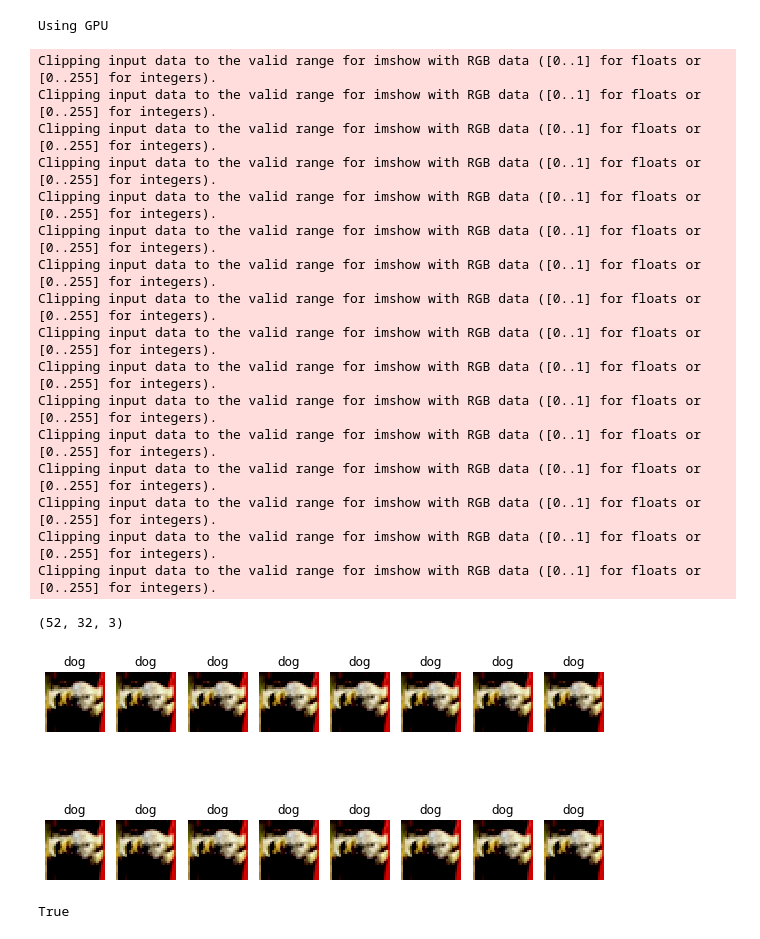
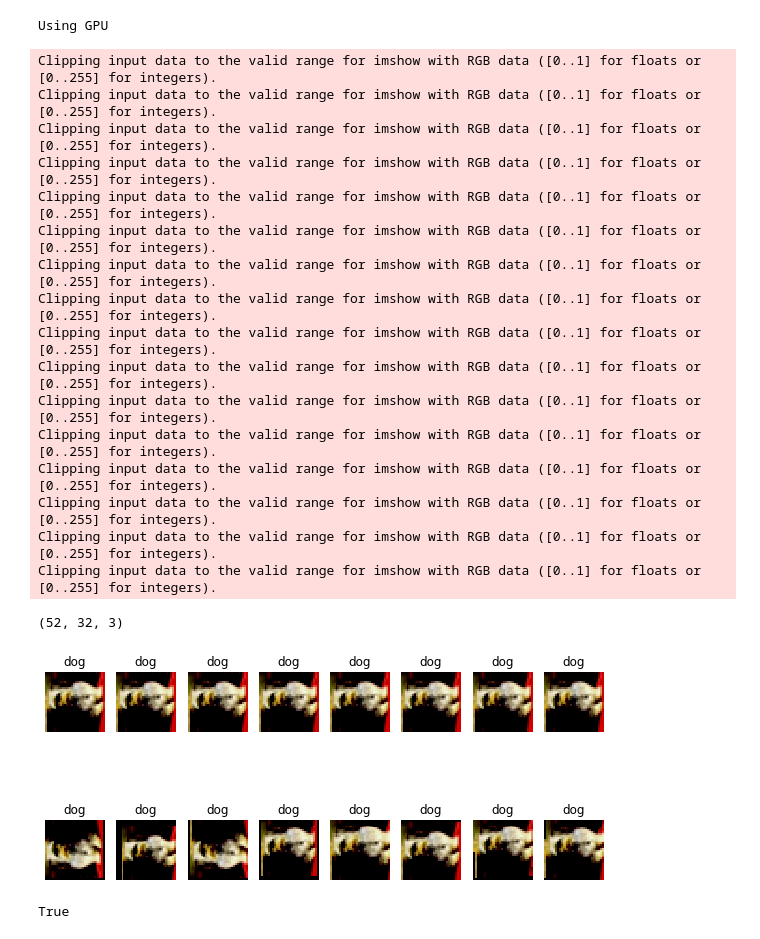
Before and after one commit to abf149/lab2-2022-abf149, a Jupyter notebook: workspace/lab2/lab2_sota_code.ipynb, the cells around one changed output. Saved outputs shown, nothing was run; the diff lists cells and outputs as text; code cells hidden in the pictures.

Commit message:
trained on full dataset with data augmentation, still C grade

```diff
--- a/workspace/lab2/lab2_sota_code.ipynb
+++ b/workspace/lab2/lab2_sota_code.ipynb
@@ -43,7 +43,7 @@ train_images = np.load("dataset/train_data.npy")
 
 num_train = len(train_images)
 indices = list(range(num_train))
-split = 10000
+split = 0
 
 # shuffle data
 np.random.seed(8256)
@@ -60,7 +60,7 @@ class CIFAR10Dataset(Dataset):
 
     transform = transforms.Compose([
         #transforms.ToPILImage(),
-        transforms.RandomAffine(0.2,translate=(0.02,0.02),scale=(0.95,1.05)),
+        transforms.RandomAffine(0.5,translate=(0.05,0.05),scale=(0.9,1.1)),
         transforms.RandomHorizontalFlip()
         #transforms.RandomVerticalFlip()
         #transforms.ToTensor()
@@ -69,7 +69,7 @@ class CIFAR10Dataset(Dataset):
     apply_transform=False
 
     def __init__(self, lbls, imgs):
-        self.samples = [(torch.from_numpy(imgs[idx]),lbls[idx].item()) for idx in range(len(train_val_labels))]
+        self.samples = [(torch.from_numpy(imgs[idx]),lbls[idx].item()) for idx in range(len(lbls))]
 
     def __len__(self):
         return len(self.samples)
@@ -81,7 +81,7 @@ class CIFAR10Dataset(Dataset):
         if self.apply_transform:
             res = self.transform(self.samples[idx][0])
 
-            res = res + torch.normal(0, 255.0*0.0002, size=(3,32,32))
+            res = res + torch.normal(0, 255.0*0.0005, size=(3,32,32))
 
         else:
             res = self.samples[idx][0]
@@ -96,7 +96,7 @@ trainset_noxform = CIFAR10Dataset(train_labels,train_images)
 trainset_noxform.apply_transform=False
 
 trainset_xform = CIFAR10Dataset(train_labels,train_images)
-trainset_xform.apply_transform=False
+trainset_xform.apply_transform=True
 
 trainloader = torch.utils.data.DataLoader(trainset_xform, batch_size=25, sampler=train_sampler, shuffle=False)
 
@@ -110,34 +110,34 @@ print(np.transpose(torch.nn.functional.pad(trainset_noxform[0][0],(10,10), "refl
 for idx in range(8):
     plt.subplot(2,8,idx+1)
     plt.imshow(np.transpose(trainset_noxform[1][0].numpy()))
     plt.title("%s" % (class_names[train_labels[1]]))
     plt.axis('off')
 
 # Transform
 for idx in range(8):
     plt.subplot(2,8,idx+9)
     plt.imshow(np.transpose(trainset_xform[1][0].numpy()))
     plt.title("%s" % (class_names[train_labels[1]]))
     plt.axis('off')
 # %% [output]
 Clipping input data to the valid range for imshow with RGB data ([0..1] for floats or [0..255] for integers).
 Clipping input data to the valid range for imshow with RGB data ([0..1] for floats or [0..255] for integers).
 Clipping input data to the valid range for imshow with RGB data ([0..1] for floats or [0..255] for integers).
 Clipping input data to the valid range for imshow with RGB data ([0..1] for floats or [0..255] for integers).
 Clipping input data to the valid range for imshow with RGB data ([0..1] for floats or [0..255] for integers).
 Clipping input data to the valid range for imshow with RGB data ([0..1] for floats or [0..255] for integers).
 Clipping input data to the valid range for imshow with RGB data ([0..1] for floats or [0..255] for integers).
 Clipping input data to the valid range for imshow with RGB data ([0..1] for floats or [0..255] for integers).
 Clipping input data to the valid range for imshow with RGB data ([0..1] for floats or [0..255] for integers).
 Clipping input data to the valid range for imshow with RGB data ([0..1] for floats or [0..255] for integers).
 Clipping input data to the valid range for imshow with RGB data ([0..1] for floats or [0..255] for integers).
 Clipping input data to the valid range for imshow with RGB data ([0..1] for floats or [0..255] for integers).
 Clipping input data to the valid range for imshow with RGB data ([0..1] for floats or [0..255] for integers).
 Clipping input data to the valid range for imshow with RGB data ([0..1] for floats or [0..255] for integers).
 Clipping input data to the valid range for imshow with RGB data ([0..1] for floats or [0..255] for integers).
 Clipping input data to the valid range for imshow with RGB data ([0..1] for floats or [0..255] for integers).
 (52, 32, 3)
-[figure, old version]
+[figure, new version]
 # %%
 np.any(trainset_noxform[0][0].numpy()>0)
 # %% [output]
```
Also changed, not shown: parts of 3 cells of this notebook, 4 other files.
